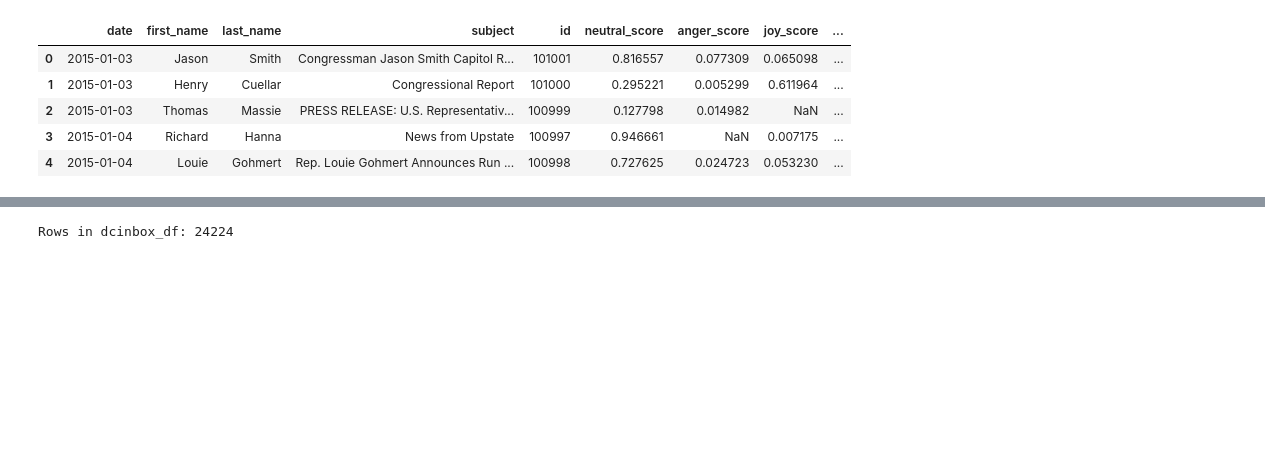
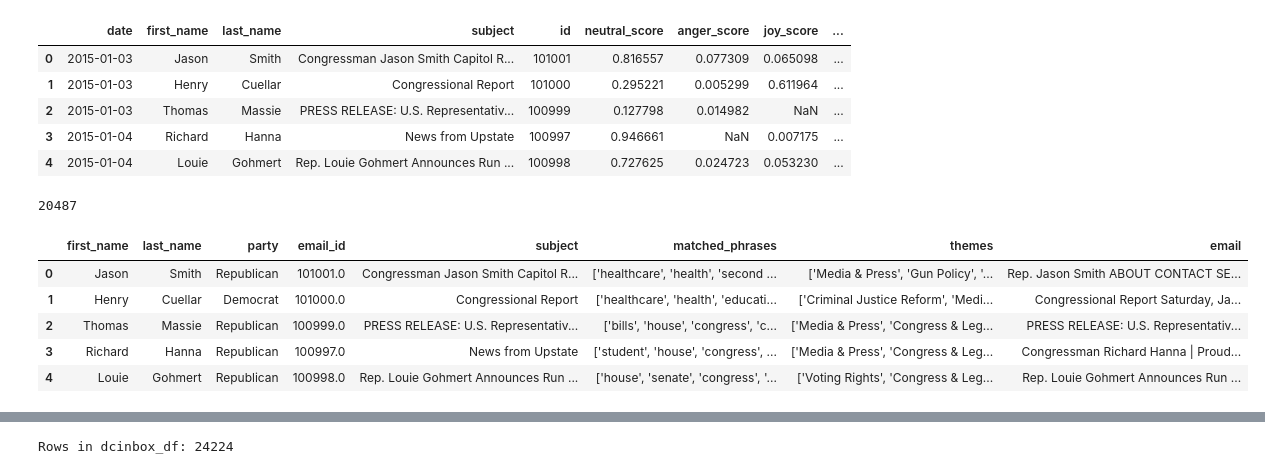
Before and after one commit to marobinette/cfd-project-ds1, a Jupyter notebook: notebooks/Matched_Politicians_Dataset_Creation.ipynb, the cells around one changed output, grey strips where cells are left out. Saved outputs shown, nothing was run; the diff lists cells and outputs as text; code cells hidden in the pictures; blank space fills up the shorter version.

```diff
--- a/notebooks/Matched_Politicians_Dataset_Creation.ipynb
+++ b/notebooks/Matched_Politicians_Dataset_Creation.ipynb
@@ -376,3 +377,22 @@ emotion_clean_df.head()
 | 2 | 2015-01-03 | Thomas | Massie | PRESS RELEASE: U.S. Representativ... | 100999 | 0.127798 | 0.014982 | NaN | ... |
 | 3 | 2015-01-04 | Richard | Hanna | News from Upstate | 100997 | 0.946661 | NaN | 0.007175 | ... |
 | 4 | 2015-01-04 | Louie | Gohmert | Rep. Louie Gohmert Announces Run ... | 100998 | 0.727625 | 0.024723 | 0.053230 | ... |
+# %%
+# Read in the topic/themes data
+
+theme_raw_df = pd.read_csv(
+    "../data/dcinbox/email_themes_dcinbox_114.csv",
+    quotechar = '"',
+    engine = "python"
+)
+
+print(len(theme_raw_df))
+theme_raw_df.head()
+# %% [output]
+20487
+|  | first_name | last_name | party | email_id | subject | matched_phrases | themes | email |
+| 0 | Jason | Smith | Republican | 101001.0 | Congressman Jason Smith Capitol R... | ['healthcare', 'health', 'second ... | ['Media & Press', 'Gun Policy', '... | Rep. Jason Smith ABOUT CONTACT SE... |
+| 1 | Henry | Cuellar | Democrat | 101000.0 | Congressional Report | ['healthcare', 'health', 'educati... | ['Criminal Justice Reform', 'Medi... | Congressional Report Saturday, Ja... |
+| 2 | Thomas | Massie | Republican | 100999.0 | PRESS RELEASE: U.S. Representativ... | ['bills', 'house', 'congress', 'c... | ['Media & Press', 'Congress & Leg... | PRESS RELEASE: U.S. Representativ... |
+| 3 | Richard | Hanna | Republican | 100997.0 | News from Upstate | ['student', 'house', 'congress', ... | ['Media & Press', 'Congress & Leg... | Congressman Richard Hanna | Proud... |
+| 4 | Louie | Gohmert | Republican | 100998.0 | Rep. Louie Gohmert Announces Run ... | ['house', 'senate', 'congress', '... | ['Voting Rights', 'Congress & Leg... | Rep. Louie Gohmert Announces Run ... |
```
Also changed, not shown: parts of 15 cells of this notebook, 2 other files.
